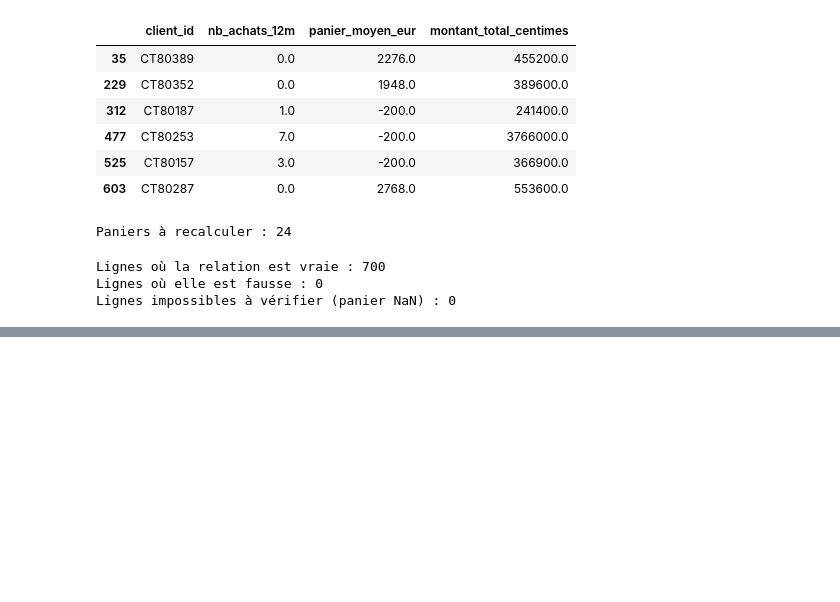
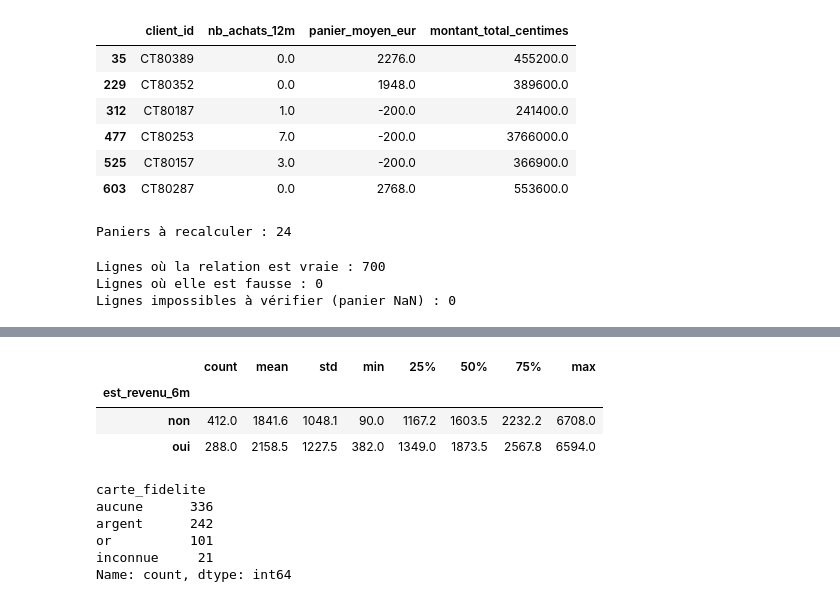
Before and after one commit to Youcef501/datamining-saint-honore, a Jupyter notebook: notebooks/00_audit_nettoyage.ipynb, the cells around one changed output, grey strips where cells are left out. Drawn from its saved outputs; the diff is of its cells as text; code cells hidden in the pictures; blank space fills up the shorter version.

Commit message:
Nettoyage : montant total en euros + cartes fidélité manquantes

```diff
--- a/notebooks/00_audit_nettoyage.ipynb
+++ b/notebooks/00_audit_nettoyage.ipynb
@@ -189,0 +193,4 @@ Lignes impossibles à vérifier (panier NaN) : 0
+# %%
+clients["montant_total_eur"] = clients["montant_total_centimes"] / 100
+clients = clients.drop(columns="montant_total_centimes")
+clients[["nb_achats_12m", "panier_moyen_eur", "montant_total_eur"]].head()
@@ -189,0 +204,17 @@ Lignes impossibles à vérifier (panier NaN) : 0
+# %%
+clients.groupby("est_revenu_6m")["montant_prochain_achat_eur"].describe().round(1)
+# %% [output]
+|  | count | mean | std | min | 25% | 50% | 75% | max |
+| est_revenu_6m |  |  |  |  |  |  |  |  |
+| non | 412.0 | 1841.6 | 1048.1 | 90.0 | 1167.2 | 1603.5 | 2232.2 | 6708.0 |
+| oui | 288.0 | 2158.5 | 1227.5 | 382.0 | 1349.0 | 1873.5 | 2567.8 | 6594.0 |
+# %%
+clients["carte_fidelite"] = clients["carte_fidelite"].fillna("inconnue")
+clients["carte_fidelite"].value_counts()
+# %% [output]
+carte_fidelite
+aucune      336
+argent      242
+or          101
+inconnue     21
+Name: count, dtype: int64
```
Also changed, not shown: parts of 2 cells of this notebook.
